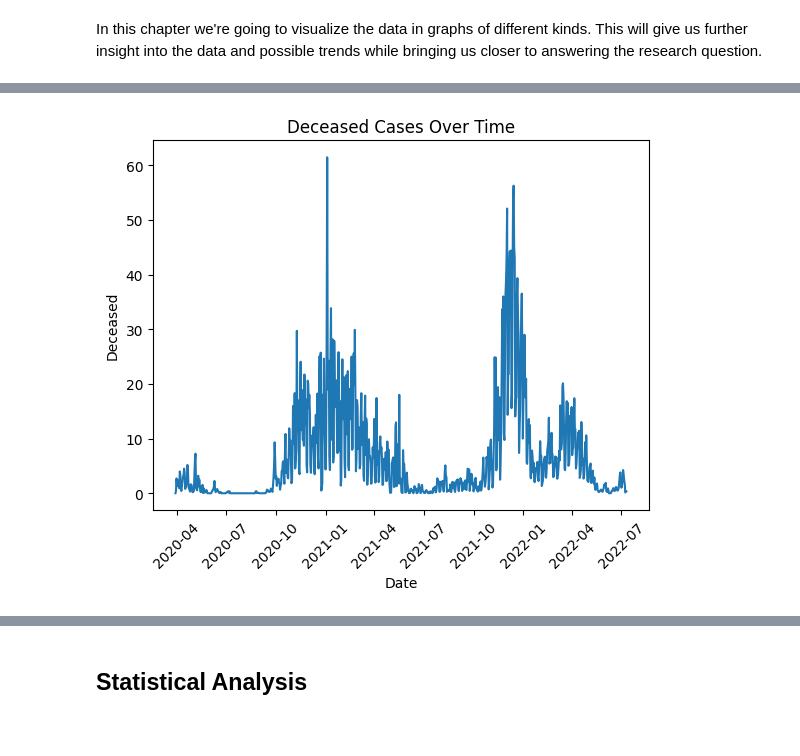
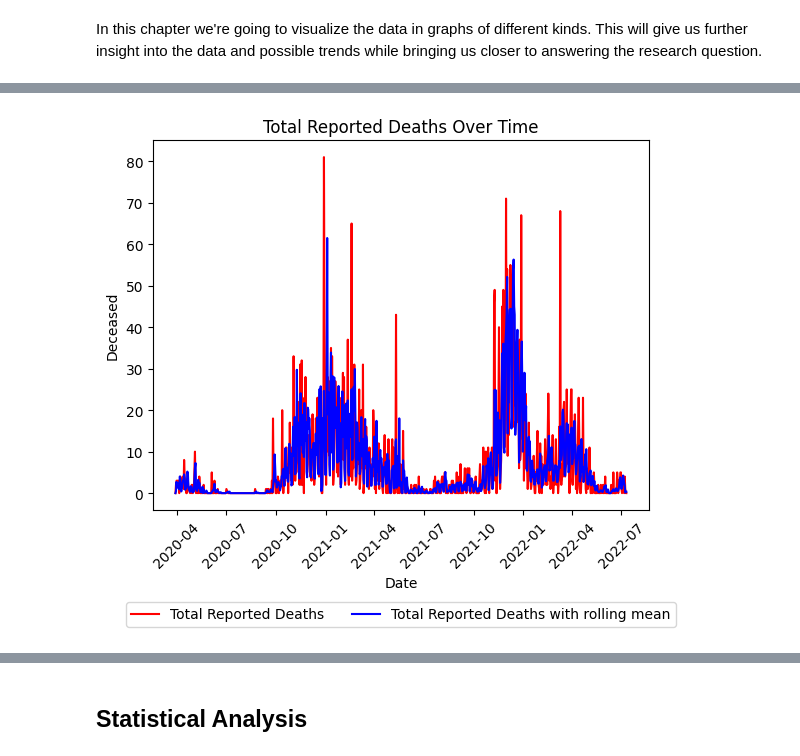
Before and after one commit to PRiesebos/PROG1Final, a Jupyter notebook: code/FinalAssignmentProg1_PeterRiesebos_360567.ipynb, the cells around one changed output, grey strips where cells are left out. Saved outputs shown, nothing was run; the diff lists cells and outputs as text; code cells hidden in the pictures; blank space fills up the shorter version.

```diff
--- a/code/FinalAssignmentProg1_PeterRiesebos_360567.ipynb
+++ b/code/FinalAssignmentProg1_PeterRiesebos_360567.ipynb
@@ -629,20 +652,28 @@ plt.show()
 # %%
 # Aggregate the data by date and calculate the sum of total reported cases
-df_agg2 = rolling_mean.groupby('Date_measurement')['Deceased'].sum().reset_index()
+df_deceased = df.groupby('Date_measurement')['Deceased'].sum().reset_index()
+df_agg_deceased = rolling_mean.groupby('Date_measurement')['Deceased'].sum().reset_index()
 
 # Create the line plot
-sns.lineplot(data=df_agg2, x='Date_measurement', y='Deceased')
+sns.lineplot(data=df_deceased, x='Date_measurement', y='Deceased', color='red')
+sns.lineplot(data=df_agg_deceased, x='Date_measurement', y='Deceased', color='blue')
 
 # Set labels and title
 plt.xlabel('Date')
 plt.ylabel('Deceased')
-plt.title('Deceased Cases Over Time')
+plt.title('Total Reported Deaths Over Time')
 
-# Rotate x-axis labels if needed
+# Rotate x-axis labels
 plt.xticks(rotation=45)
+
+# Create color labels as legend
+red_patch = plt.Line2D([], [], color='red', label='Total Reported Deaths')
+blue_patch = plt.Line2D([], [], color='blue', label='Total Reported Deaths with rolling mean')
+
+plt.legend(handles=[red_patch, blue_patch], loc='upper center', bbox_to_anchor=(0.5, -0.23), ncol=3)
 
 # Display the plot
 plt.show()
 # %% [output]
-[figure, old version]
+[figure, new version]
 # %%
```
Also changed, not shown: parts of 28 cells of this notebook, 1 other file.
